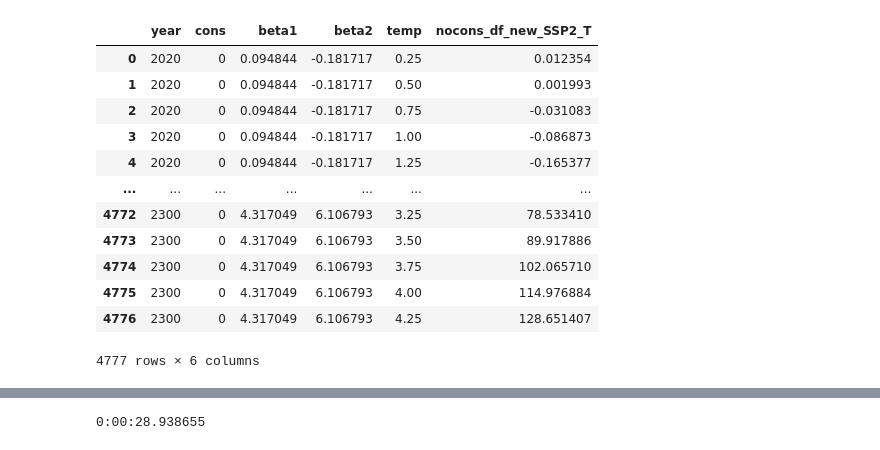
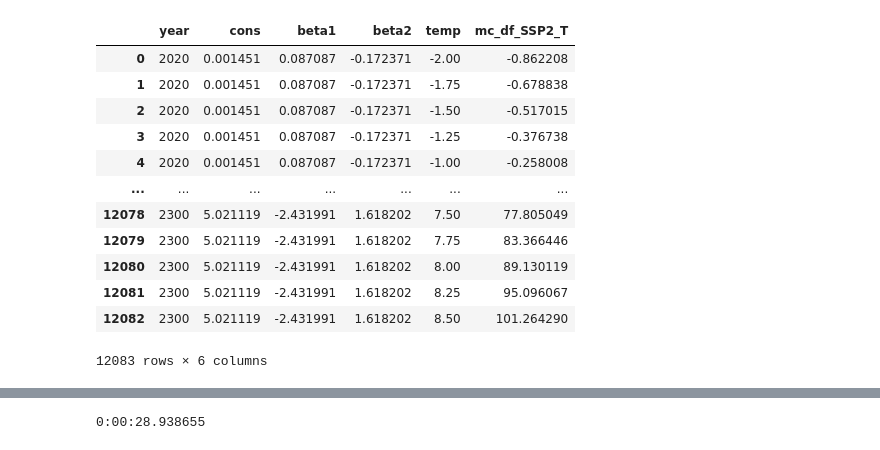
Before and after one commit to ClimateImpactLab/labor-code-release-2020, a Jupyter notebook: 4_post_projection/no_cons/SCC_diagnostics/allSSPs_scc_comparison.ipynb, the cells around one changed output, grey strips where cells are left out. Cells and saved outputs as stored; diff of their text form; code cells hidden in the pictures.

```diff
--- a/4_post_projection/no_cons/SCC_diagnostics/allSSPs_scc_comparison.ipynb
+++ b/4_post_projection/no_cons/SCC_diagnostics/allSSPs_scc_comparison.ipynb
@@ -16,9 +16,9 @@ from datetime import datetime
 startTime = datetime.now()
 
 # generating df of anomalies between -5 to 20 in 1101 steps for each year between 2015 to 2100
-temp_range = np.linspace(0.25, 4.25, 17)
-idx = product(range(2015,2301), temp_range)
-temps = np.stack([temp_range for _ in range(2015,2301)]).flatten()
+temp_range = np.linspace(-2, 8.5, 43)
+idx = product(range(2020,2301), temp_range)
+temps = np.stack([temp_range for _ in range(2020,2301)]).flatten()
 temps = pd.DataFrame(temps, index=[i for i,x in idx], columns=['temp'])
 temps = temps.reset_index().rename(columns={"index":"year"})
 # temps # checking things out
@@ -27,27 +27,27 @@ temps = temps.reset_index().rename(columns={"index":"year"})
 
 dataframes = {}
 
-for df in ['nocons_df_old_SSP2', 'nocons_df_old_SSP3', 'nocons_df_new_SSP2', 'nocons_df_new_SSP3']:
-    dataframes[df] = pd.read_csv(f'/home/nsharma/repos/labor-code-release-2020/output/damage_function_no_cons/SCC_diagnostics/{df}.csv')
+for df in ['nocons_df_old_SSP2', 'nocons_df_old_SSP3', 'nocons_df_old_SSP5', 'nocons_df_new_SSP2', 'nocons_df_new_SSP3', 'nocons_df_new_SSP5', 'mc_df_SSP2', 'mc_df_SSP3']:
+    dataframes[df] = pd.read_csv(f'/home/nsharma/repos/labor-code-release-2020/output/damage_function_no_cons/SCC_diagnostics/damage_functions/{df}.csv')
     dataframes[df] = dataframes[df][["year", "cons","beta1","beta2"]]
     dataframes[df] = pd.merge(dataframes[df], temps, on= ['year'], how = 'inner')
     dataframes[df][f'{df}_T'] = (dataframes[df].cons + dataframes[df].temp * dataframes[df].beta1 + dataframes[df].temp**2 * dataframes[df].beta2)
 # %%
-dataframes['nocons_df_new_SSP2']
+dataframes['mc_df_SSP2']
 # %% [output]
-|  | year | cons | beta1 | beta2 | temp | nocons_df_new_SSP2_T |
-| 0 | 2020 | 0 | 0.094844 | -0.181717 | 0.25 | 0.012354 |
-| 1 | 2020 | 0 | 0.094844 | -0.181717 | 0.50 | 0.001993 |
-| 2 | 2020 | 0 | 0.094844 | -0.181717 | 0.75 | -0.031083 |
-| 3 | 2020 | 0 | 0.094844 | -0.181717 | 1.00 | -0.086873 |
-| 4 | 2020 | 0 | 0.094844 | -0.181717 | 1.25 | -0.165377 |
+|  | year | cons | beta1 | beta2 | temp | mc_df_SSP2_T |
+| 0 | 2020 | 0.001451 | 0.087087 | -0.172371 | -2.00 | -0.862208 |
+| 1 | 2020 | 0.001451 | 0.087087 | -0.172371 | -1.75 | -0.678838 |
+| 2 | 2020 | 0.001451 | 0.087087 | -0.172371 | -1.50 | -0.517015 |
+| 3 | 2020 | 0.001451 | 0.087087 | -0.172371 | -1.25 | -0.376738 |
+| 4 | 2020 | 0.001451 | 0.087087 | -0.172371 | -1.00 | -0.258008 |
 | ... | ... | ... | ... | ... | ... | ... |
-| 4772 | 2300 | 0 | 4.317049 | 6.106793 | 3.25 | 78.533410 |
-| 4773 | 2300 | 0 | 4.317049 | 6.106793 | 3.50 | 89.917886 |
-| 4774 | 2300 | 0 | 4.317049 | 6.106793 | 3.75 | 102.065710 |
-| 4775 | 2300 | 0 | 4.317049 | 6.106793 | 4.00 | 114.976884 |
-| 4776 | 2300 | 0 | 4.317049 | 6.106793 | 4.25 | 128.651407 |
+| 12078 | 2300 | 5.021119 | -2.431991 | 1.618202 | 7.50 | 77.805049 |
+| 12079 | 2300 | 5.021119 | -2.431991 | 1.618202 | 7.75 | 83.366446 |
+| 12080 | 2300 | 5.021119 | -2.431991 | 1.618202 | 8.00 | 89.130119 |
+| 12081 | 2300 | 5.021119 | -2.431991 | 1.618202 | 8.25 | 95.096067 |
+| 12082 | 2300 | 5.021119 | -2.431991 | 1.618202 | 8.50 | 101.264290 |
-4777 rows × 6 columns
+12083 rows × 6 columns
 # %%
 years = list(range(2020, 2301, 10))
 
```
Also changed, not shown: parts of 2 cells of this notebook, 19 other files.
